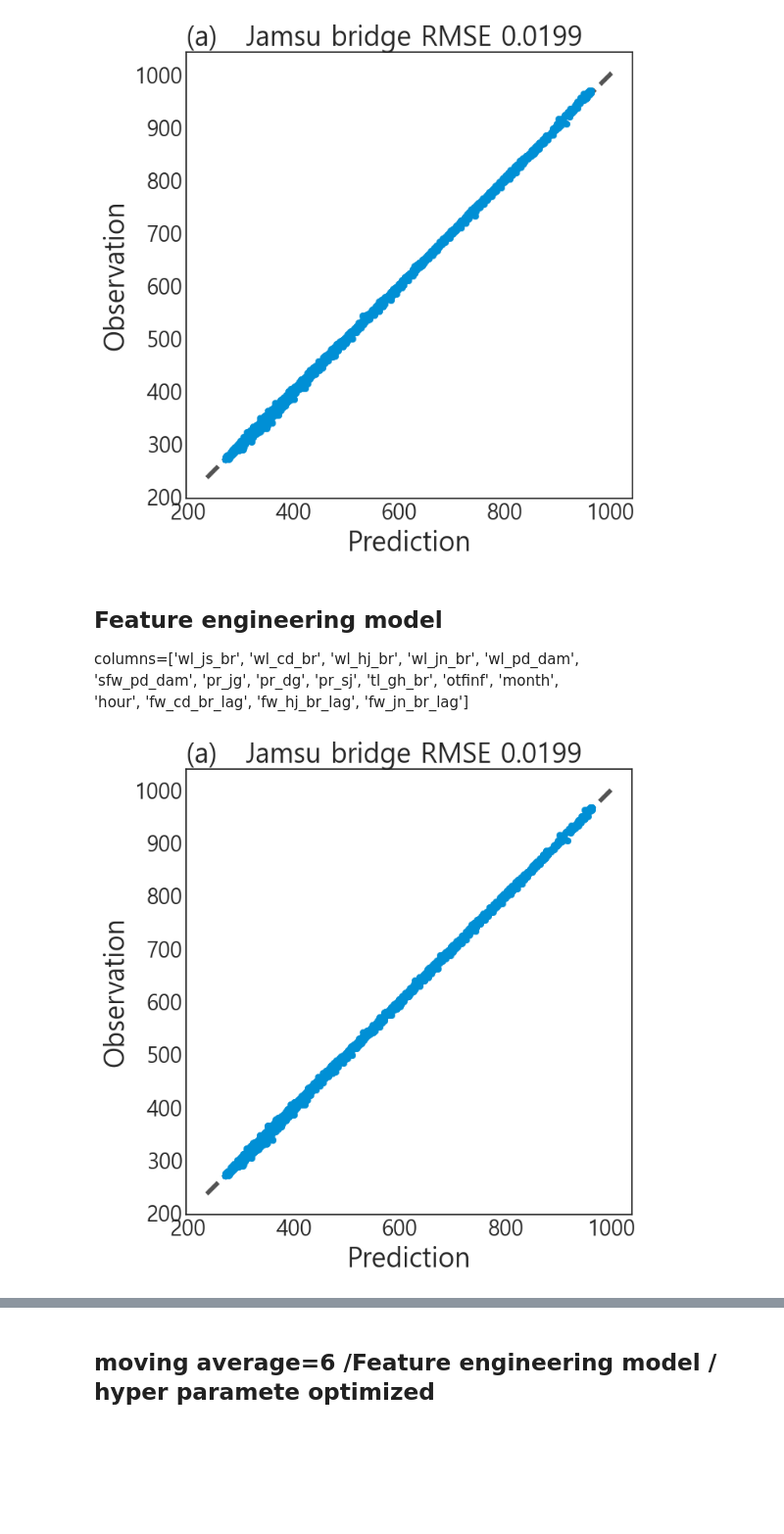
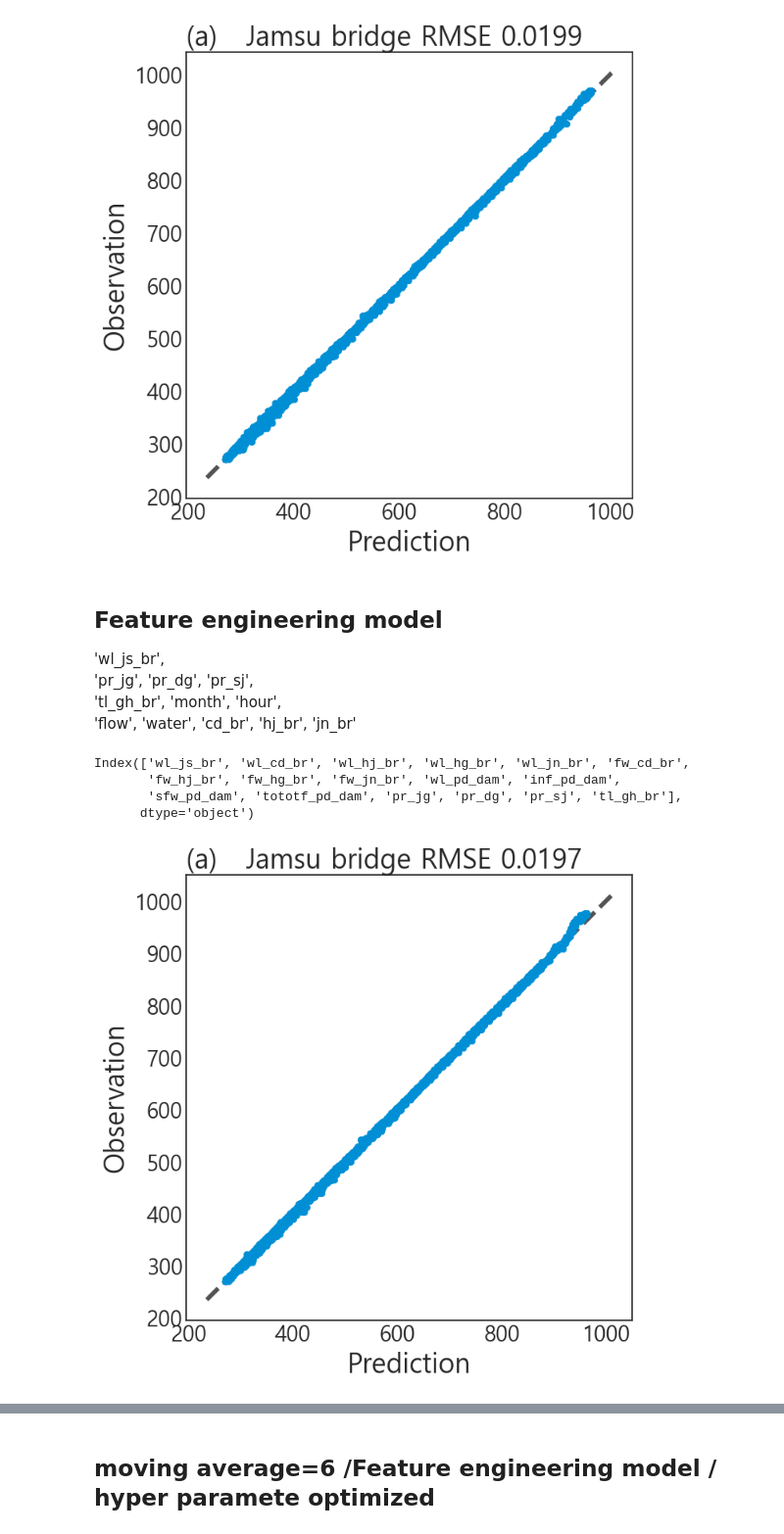
Before and after one commit to Bae-ChangHyun/Waterlevel-predict, a Jupyter notebook: code/수위 예측.ipynb, the cells around one changed output, grey strips where cells are left out. Shown at 98% size. Drawn from its saved outputs; the diff is of its cells as text; code cells hidden in the pictures; blank space fills up the shorter version.

```diff
--- a/code/수위 예측.ipynb
+++ b/code/수위 예측.ipynb
@@ -662,29 +695,34 @@ else:
 # %% [markdown]
 ## Feature engineering model
 
-columns=['wl_js_br', 'wl_cd_br', 'wl_hj_br', 'wl_jn_br', 'wl_pd_dam', <br>
-       'sfw_pd_dam', 'pr_jg', 'pr_dg', 'pr_sj', 'tl_gh_br', 'otfinf', 'month', <br>
-       'hour', 'fw_cd_br_lag', 'fw_hj_br_lag', 'fw_jn_br_lag'] <br>
+'wl_js_br',  <br>
+'pr_jg', 'pr_dg', 'pr_sj', <br>
+'tl_gh_br', 'month', 'hour',<br>
+'flow', 'water', 'cd_br', 'hj_br', 'jn_br'
 # %%
-filepath='../result/new_model/'
-if(check(filepath)==0): # 해당경로에 없을 때
-    base_set=load_dataset2(1,0,1)
+filepath='../result/past_model/'
+if(check(filepath)==1): # 해당경로에 없을 때
+    base_set=load_dataset3(1,0,1)
     base_set[0].columns
     model = RandomForestRegressor(random_state=624,n_jobs=-1)
     pred=model.fit(base_set[0], base_set[2])
     pred=model.predict(base_set[1])
     pred=pd.DataFrame(pred,columns=['wl_jamsu'])
     pred=pred[:-1]
     pred.to_csv(f"{filepath}preds.csv",index=False)
     #joblib.dump(model, f"{filepath}wl_jamsu.pkl")
     fig=scatter_plot(answer,pred)
     #fig.savefig(f"image/엔지니어pred", transparent = True,dpi=300, bbox_inches='tight')
 else:
     pred=pd.read_csv(f"{filepath}preds.csv")
     model_scores.append(metric(answer,pred)[0])
     fig=scatter_plot(answer,pred)
 # %% [output]
+Index(['wl_js_br', 'wl_cd_br', 'wl_hj_br', 'wl_hg_br', 'wl_jn_br', 'fw_cd_br',
+       'fw_hj_br', 'fw_hg_br', 'fw_jn_br', 'wl_pd_dam', 'inf_pd_dam',
+       'sfw_pd_dam', 'tototf_pd_dam', 'pr_jg', 'pr_dg', 'pr_sj', 'tl_gh_br'],
+      dtype='object')
-[figure, old version]
+[figure, new version]
 # %% [markdown]
 ## moving average=6 /Feature engineering model
 
```
Also changed, not shown: parts of 14 cells of this notebook.
